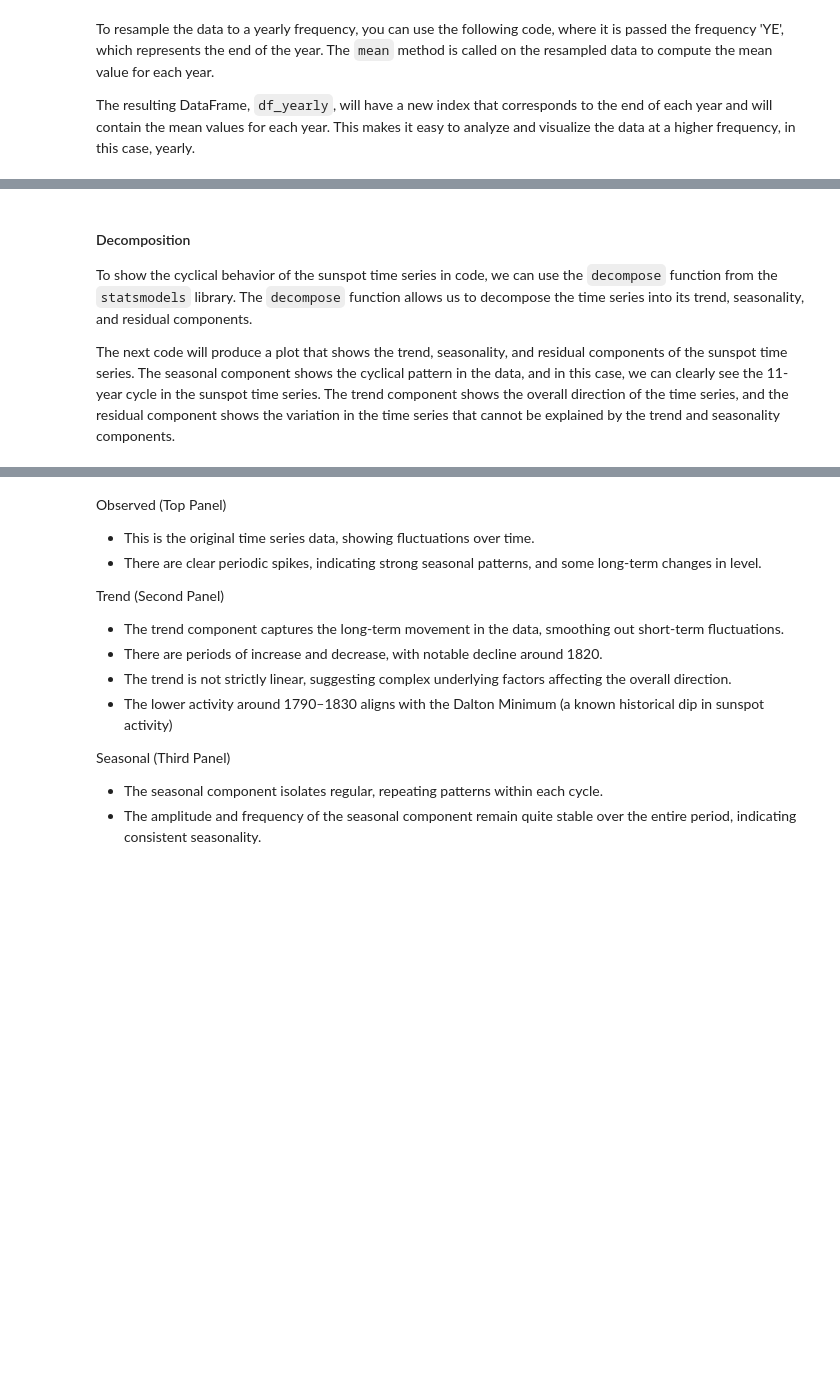
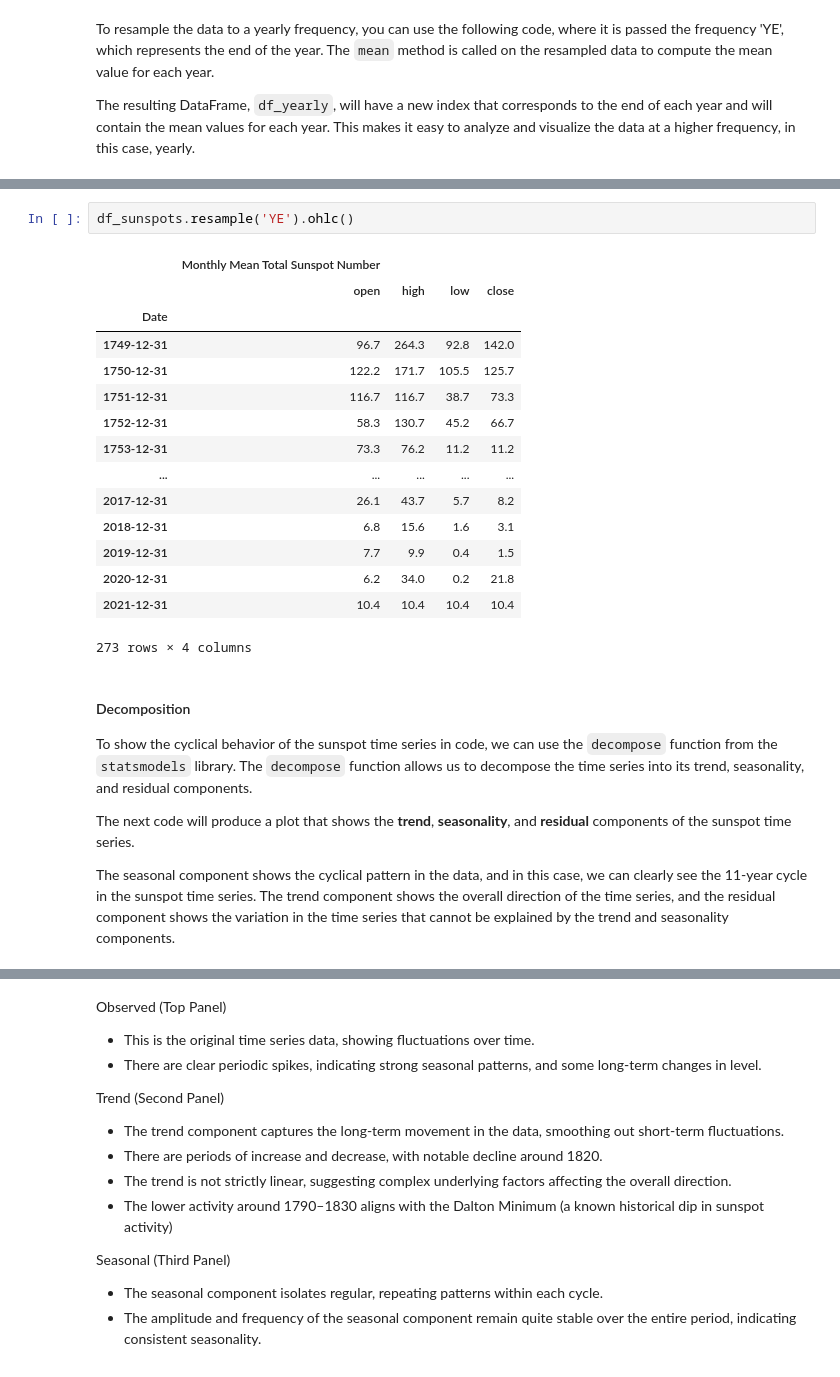
Before and after one commit to pedrojscardoso/MEEC_ISE_UALG_Introduction_to_data_science, a Jupyter notebook: 3-data-analysis/05_a_getting_started_with_TS.ipynb, the cells around one changed output, grey strips where cells are left out. Cells and saved outputs as stored; diff of their text form; blank space fills up the shorter version.

```diff
--- a/3-data-analysis/05_a_getting_started_with_TS.ipynb
+++ b/3-data-analysis/05_a_getting_started_with_TS.ipynb
@@ -496,9 +625,29 @@ Possible function include:
+# %%
+df_sunspots.resample('YE').ohlc()
+# %% [output]
+|  | Monthly Mean Total Sunspot Number |  |  |  |
+|  | open | high | low | close |
+| Date |  |  |  |  |
+| 1749-12-31 | 96.7 | 264.3 | 92.8 | 142.0 |
+| 1750-12-31 | 122.2 | 171.7 | 105.5 | 125.7 |
+| 1751-12-31 | 116.7 | 116.7 | 38.7 | 73.3 |
+| 1752-12-31 | 58.3 | 130.7 | 45.2 | 66.7 |
+| 1753-12-31 | 73.3 | 76.2 | 11.2 | 11.2 |
+| ... | ... | ... | ... | ... |
+| 2017-12-31 | 26.1 | 43.7 | 5.7 | 8.2 |
+| 2018-12-31 | 6.8 | 15.6 | 1.6 | 3.1 |
+| 2019-12-31 | 7.7 | 9.9 | 0.4 | 1.5 |
+| 2020-12-31 | 6.2 | 34.0 | 0.2 | 21.8 |
+| 2021-12-31 | 10.4 | 10.4 | 10.4 | 10.4 |
+273 rows × 4 columns
 # %% [markdown]
 #### Decomposition
 
 To show the cyclical behavior of the sunspot time series in code, we can use the `decompose` function from the `statsmodels` library. The `decompose` function allows us to decompose the time series into its trend, seasonality, and residual components.
 
-The next code will produce a plot that shows the trend, seasonality, and residual components of the sunspot time series. The seasonal component shows the cyclical pattern in the data, and in this case, we can clearly see the 11-year cycle in the sunspot time series. The trend component shows the overall direction of the time series, and the residual component shows the variation in the time series that cannot be explained by the trend and seasonality components.
+The next code will produce a plot that shows the **trend**, **seasonality**, and **residual** components of the sunspot time series.
+
+The seasonal component shows the cyclical pattern in the data, and in this case, we can clearly see the 11-year cycle in the sunspot time series. The trend component shows the overall direction of the time series, and the residual component shows the variation in the time series that cannot be explained by the trend and seasonality components.
 # %%
 # !pip install statsmodels
 from statsmodels.tsa.seasonal import seasonal_decompose
```
Also changed, not shown: parts of 42 cells of this notebook.
